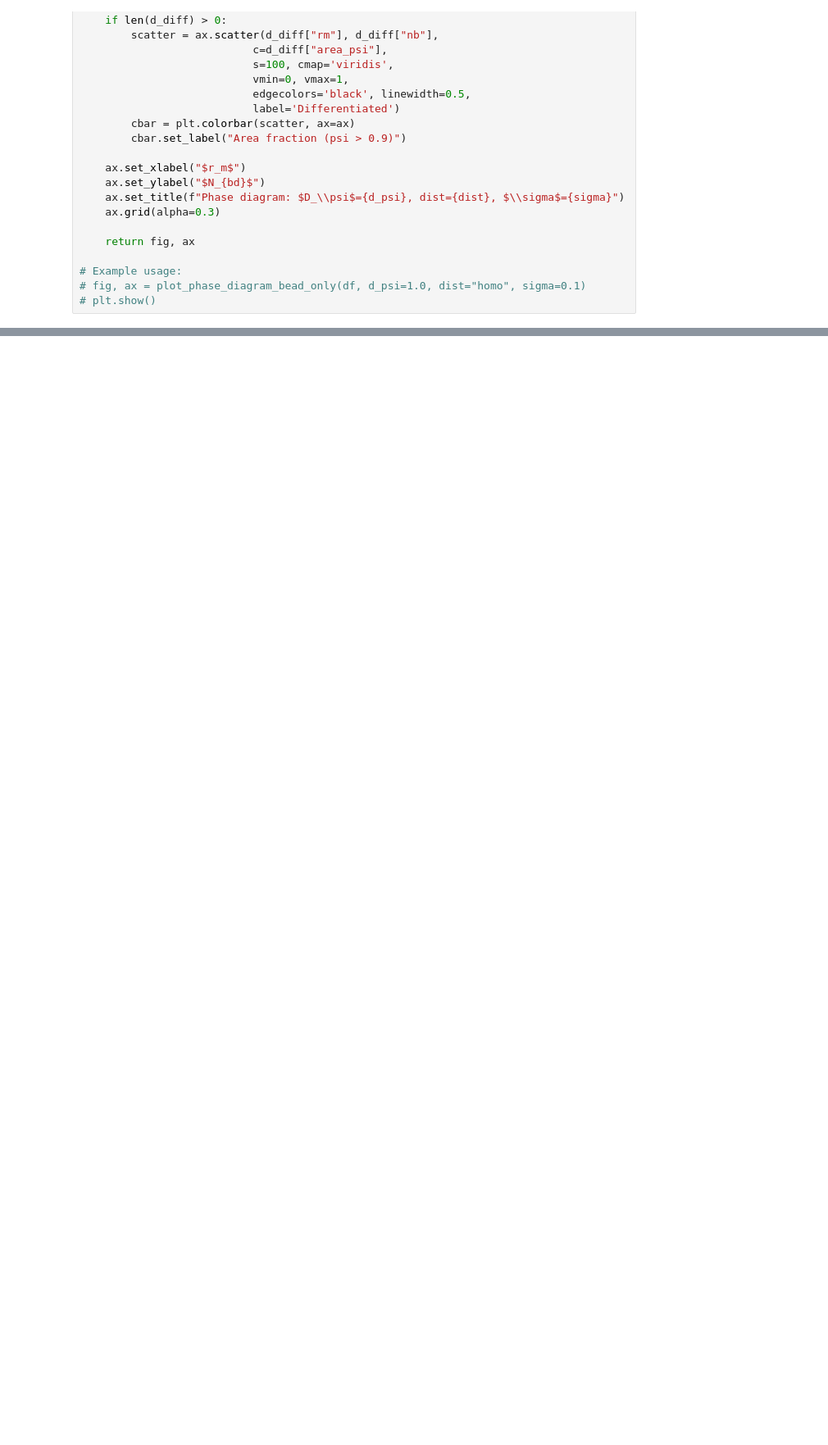
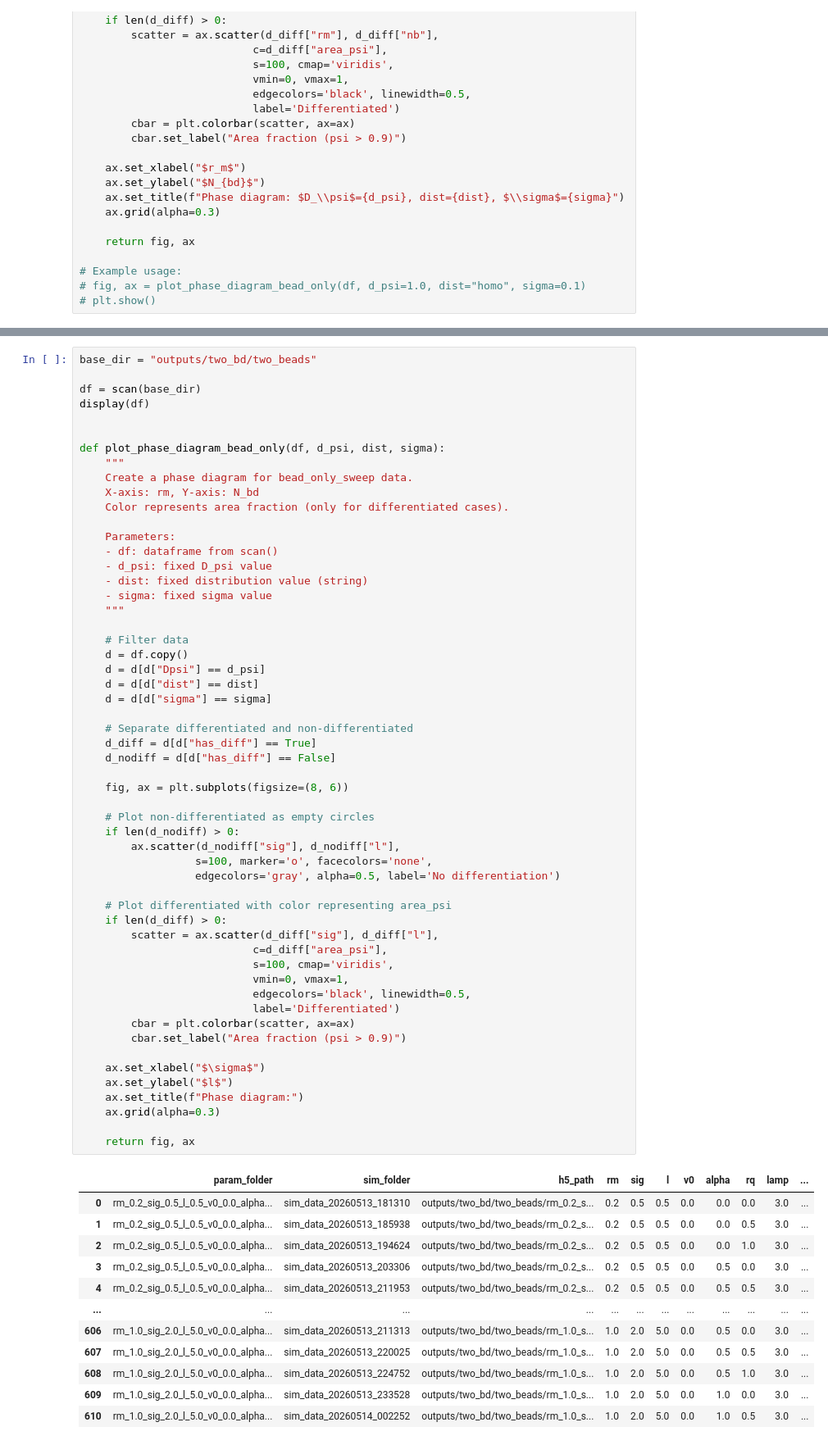
Before and after one commit to pvblop/Memory-Phase-Field-Models, a Jupyter notebook: equation_solver_bd_dist/analysis_sweep.ipynb, the cells around one changed output, grey strips where cells are left out. Shown at 82% size. Saved outputs shown, nothing was run; the diff lists cells and outputs as text; blank space fills up the shorter version.

Commit message:
Modify sweep script

```diff
--- a/equation_solver_bd_dist/analysis_sweep.ipynb
+++ b/equation_solver_bd_dist/analysis_sweep.ipynb
@@ -330,0 +333,68 @@ plt.show()
+# %%
+base_dir = "outputs/two_bd/two_beads"
+
+df = scan(base_dir)
+display(df)
+
+
+def plot_phase_diagram_bead_only(df, d_psi, dist, sigma):
+    """
+    Create a phase diagram for bead_only_sweep data.
+    X-axis: rm, Y-axis: N_bd
+    Color represents area fraction (only for differentiated cases).
+
+    Parameters:
+    - df: dataframe from scan()
+    - d_psi: fixed D_psi value
+    - dist: fixed distribution value (string)
+    - sigma: fixed sigma value
+    """
+
+    # Filter data
+    d = df.copy()
+    d = d[d["Dpsi"] == d_psi]
+    d = d[d["dist"] == dist]
+    d = d[d["sigma"] == sigma]
+
+    # Separate differentiated and non-differentiated
+    d_diff = d[d["has_diff"] == True]
+    d_nodiff = d[d["has_diff"] == False]
+
+    fig, ax = plt.subplots(figsize=(8, 6))
+
+    # Plot non-differentiated as empty circles
+    if len(d_nodiff) > 0:
+        ax.scatter(d_nodiff["sig"], d_nodiff["l"],
+                  s=100, marker='o', facecolors='none',
+                  edgecolors='gray', alpha=0.5, label='No differentiation')
+
+    # Plot differentiated with color representing area_psi
+    if len(d_diff) > 0:
+        scatter = ax.scatter(d_diff["sig"], d_diff["l"],
+                           c=d_diff["area_psi"],
+                           s=100, cmap='viridis',
+                           vmin=0, vmax=1,
+                           edgecolors='black', linewidth=0.5,
+                           label='Differentiated')
+        cbar = plt.colorbar(scatter, ax=ax)
+        cbar.set_label("Area fraction (psi > 0.9)")
+
+    ax.set_xlabel("$\sigma$")
+    ax.set_ylabel("$l$")
+    ax.set_title(f"Phase diagram:")
+    ax.grid(alpha=0.3)
+
+    return fig, ax
+# %% [output]
+|  | param_folder | sim_folder | h5_path | rm | sig | l | v0 | alpha | rq | lamp | ... |
+| 0 | rm_0.2_sig_0.5_l_0.5_v0_0.0_alpha... | sim_data_20260513_181310 | outputs/two_bd/two_beads/rm_0.2_s... | 0.2 | 0.5 | 0.5 | 0.0 | 0.0 | 0.0 | 3.0 | ... |
+| 1 | rm_0.2_sig_0.5_l_0.5_v0_0.0_alpha... | sim_data_20260513_185938 | outputs/two_bd/two_beads/rm_0.2_s... | 0.2 | 0.5 | 0.5 | 0.0 | 0.0 | 0.5 | 3.0 | ... |
+| 2 | rm_0.2_sig_0.5_l_0.5_v0_0.0_alpha... | sim_data_20260513_194624 | outputs/two_bd/two_beads/rm_0.2_s... | 0.2 | 0.5 | 0.5 | 0.0 | 0.0 | 1.0 | 3.0 | ... |
+| 3 | rm_0.2_sig_0.5_l_0.5_v0_0.0_alpha... | sim_data_20260513_203306 | outputs/two_bd/two_beads/rm_0.2_s... | 0.2 | 0.5 | 0.5 | 0.0 | 0.5 | 0.0 | 3.0 | ... |
+| 4 | rm_0.2_sig_0.5_l_0.5_v0_0.0_alpha... | sim_data_20260513_211953 | outputs/two_bd/two_beads/rm_0.2_s... | 0.2 | 0.5 | 0.5 | 0.0 | 0.5 | 0.5 | 3.0 | ... |
+| ... | ... | ... | ... | ... | ... | ... | ... | ... | ... | ... | ... |
+| 606 | rm_1.0_sig_2.0_l_5.0_v0_0.0_alpha... | sim_data_20260513_211313 | outputs/two_bd/two_beads/rm_1.0_s... | 1.0 | 2.0 | 5.0 | 0.0 | 0.5 | 0.0 | 3.0 | ... |
+| 607 | rm_1.0_sig_2.0_l_5.0_v0_0.0_alpha... | sim_data_20260513_220025 | outputs/two_bd/two_beads/rm_1.0_s... | 1.0 | 2.0 | 5.0 | 0.0 | 0.5 | 0.5 | 3.0 | ... |
+| 608 | rm_1.0_sig_2.0_l_5.0_v0_0.0_alpha... | sim_data_20260513_224752 | outputs/two_bd/two_beads/rm_1.0_s... | 1.0 | 2.0 | 5.0 | 0.0 | 0.5 | 1.0 | 3.0 | ... |
+| 609 | rm_1.0_sig_2.0_l_5.0_v0_0.0_alpha... | sim_data_20260513_233528 | outputs/two_bd/two_beads/rm_1.0_s... | 1.0 | 2.0 | 5.0 | 0.0 | 1.0 | 0.0 | 3.0 | ... |
+| 610 | rm_1.0_sig_2.0_l_5.0_v0_0.0_alpha... | sim_data_20260514_002252 | outputs/two_bd/two_beads/rm_1.0_s... | 1.0 | 2.0 | 5.0 | 0.0 | 1.0 | 0.5 | 3.0 | ... |
```
Also changed, not shown: parts of 5 cells of this notebook, 1 other file.
